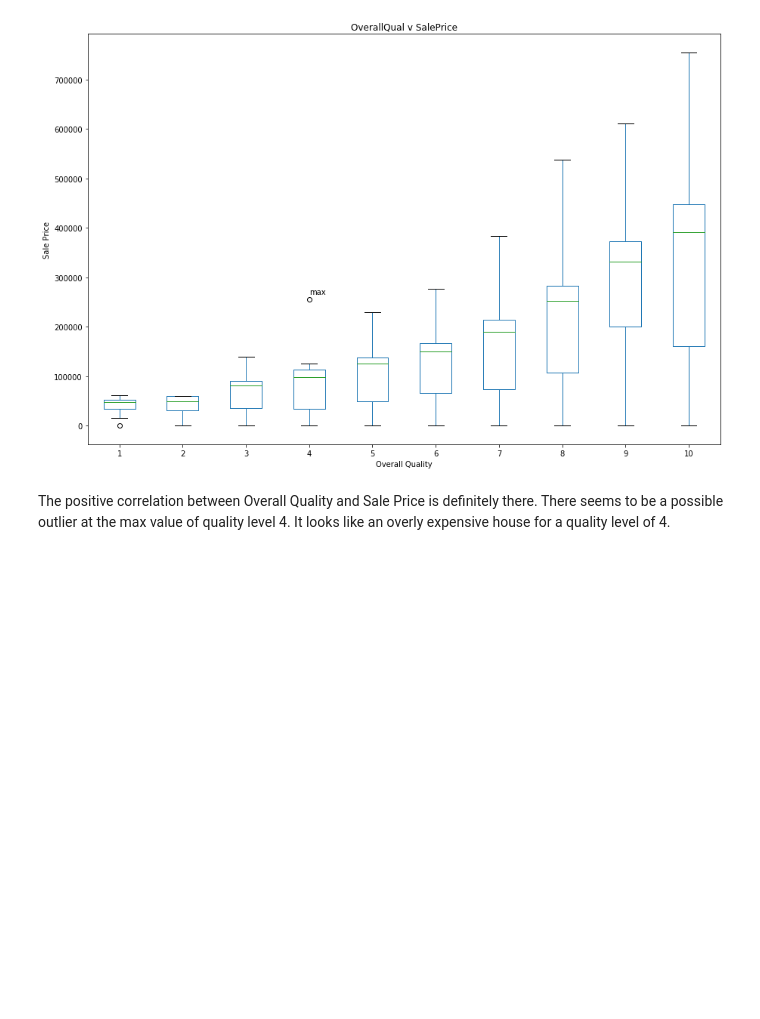
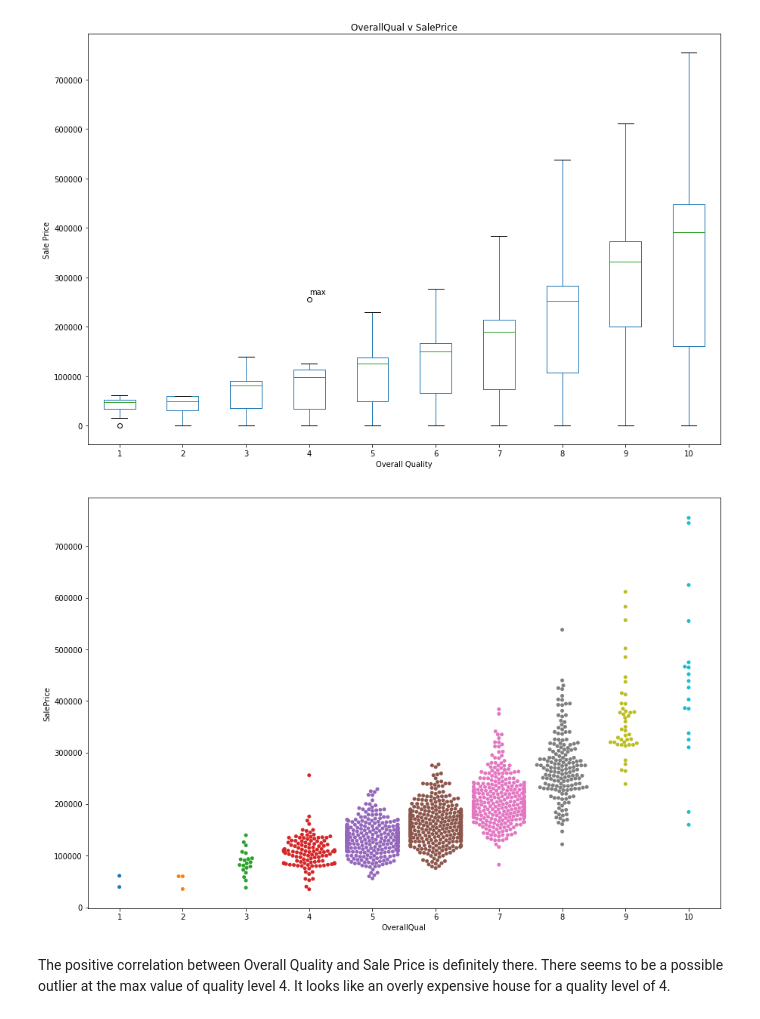
Before and after one commit to axyarthur/project3, a Jupyter notebook: WillThurston/Intro to EDA with Predicting Housing Prices.ipynb, the cells around one changed output. Drawn from its saved outputs; the diff is of its cells as text; code cells hidden in the pictures; blank space fills up the shorter version.

```diff
--- a/WillThurston/Intro to EDA with Predicting Housing Prices.ipynb
+++ b/WillThurston/Intro to EDA with Predicting Housing Prices.ipynb
@@ -157,6 +170,12 @@ plt.title('OverallQual v SalePrice')
 plt.show()
 # %% [output]
 [figure]
+# %%
+plt.figure(figsize=(15,10))
+sns.swarmplot(all_data['OverallQual'],all_data['SalePrice'])
+plt.show()
+# %% [output]
+[figure, added]
 # %% [markdown]
 The positive correlation between Overall Quality and Sale Price is definitely there.  There seems to be a possible outlier at the max value of quality level 4. It looks like an overly expensive house for a quality level of 4.
 # %%
```
Also changed, not shown: parts of 143 cells of this notebook.
